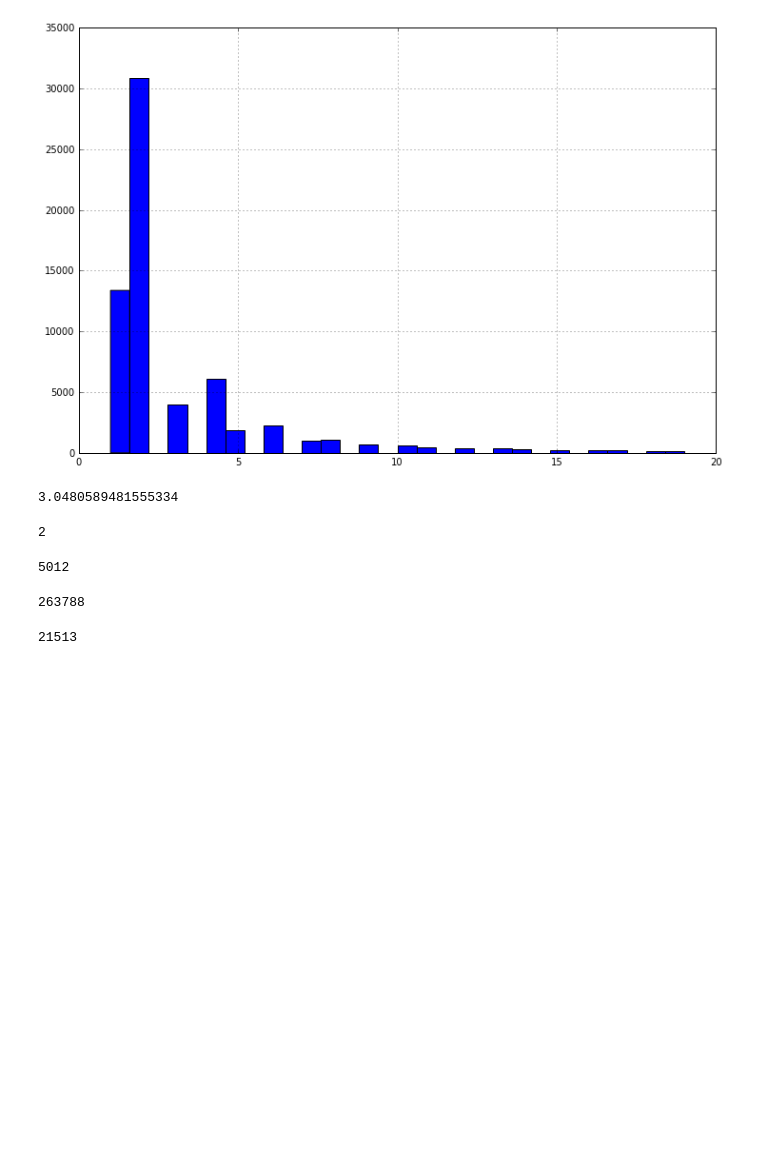
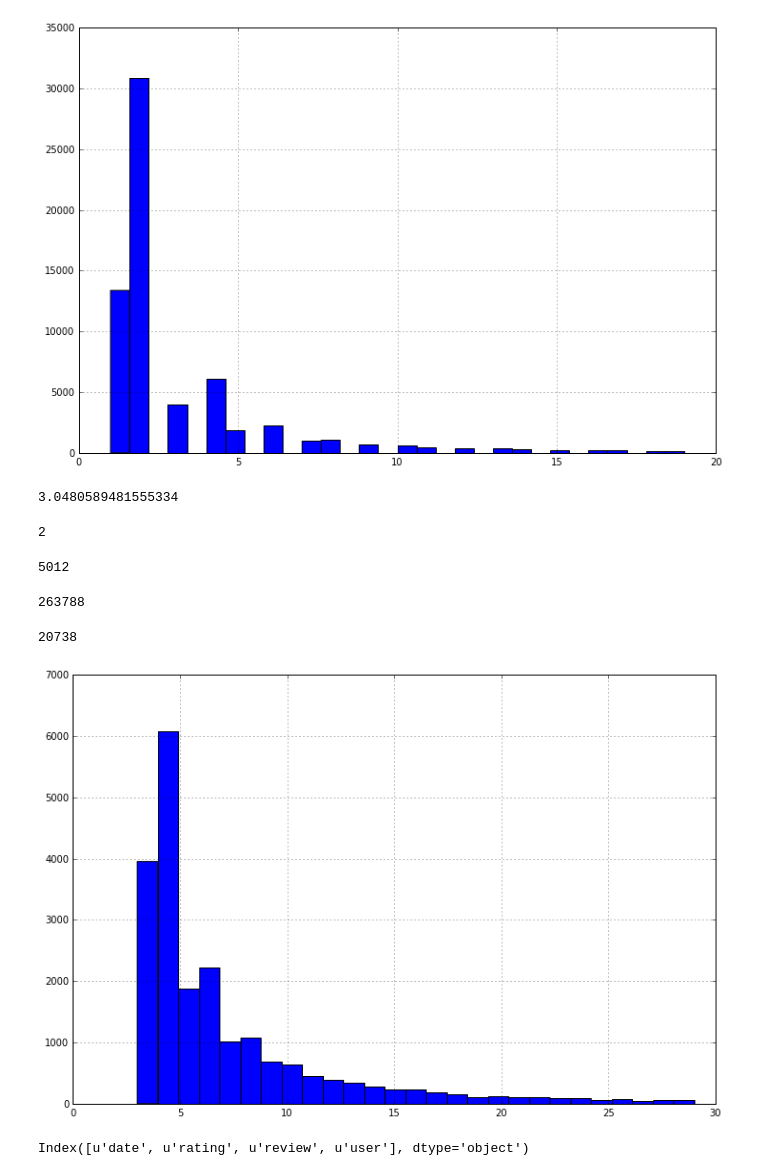
Before and after one commit to nateGeorge/canna-recommend, a Jupyter notebook: leafly/reviews_EDA.ipynb, the cells around one changed output. Drawn from its saved outputs; the diff is of its cells as text; code cells hidden in the pictures; blank space fills up the shorter version.

```diff
--- a/leafly/reviews_EDA.ipynb
+++ b/leafly/reviews_EDA.ipynb
@@ -93,8 +157,18 @@ df.shape[0]
 263788
 # %%
 # users with more than 2 ratings
-more_ratings = users[users['rating'] > 2]
+more_ratings = users[(users['rating'] > 2) & (users['rating'] < 30)]
 # %%
 more_ratings.shape[0]
 # %% [output]
-21513
+20738
+# %%
+f = plt.figure(figsize=(12, 8))
+ax = plt.gca()
+f = more_ratings.rating.hist(ax=ax, bins=27)
+# %% [output]
+[figure, added]
+# %%
+df.columns
+# %% [output]
+Index([u'date', u'rating', u'review', u'user'], dtype='object')
```
Also changed, not shown: parts of 36 cells of this notebook.
